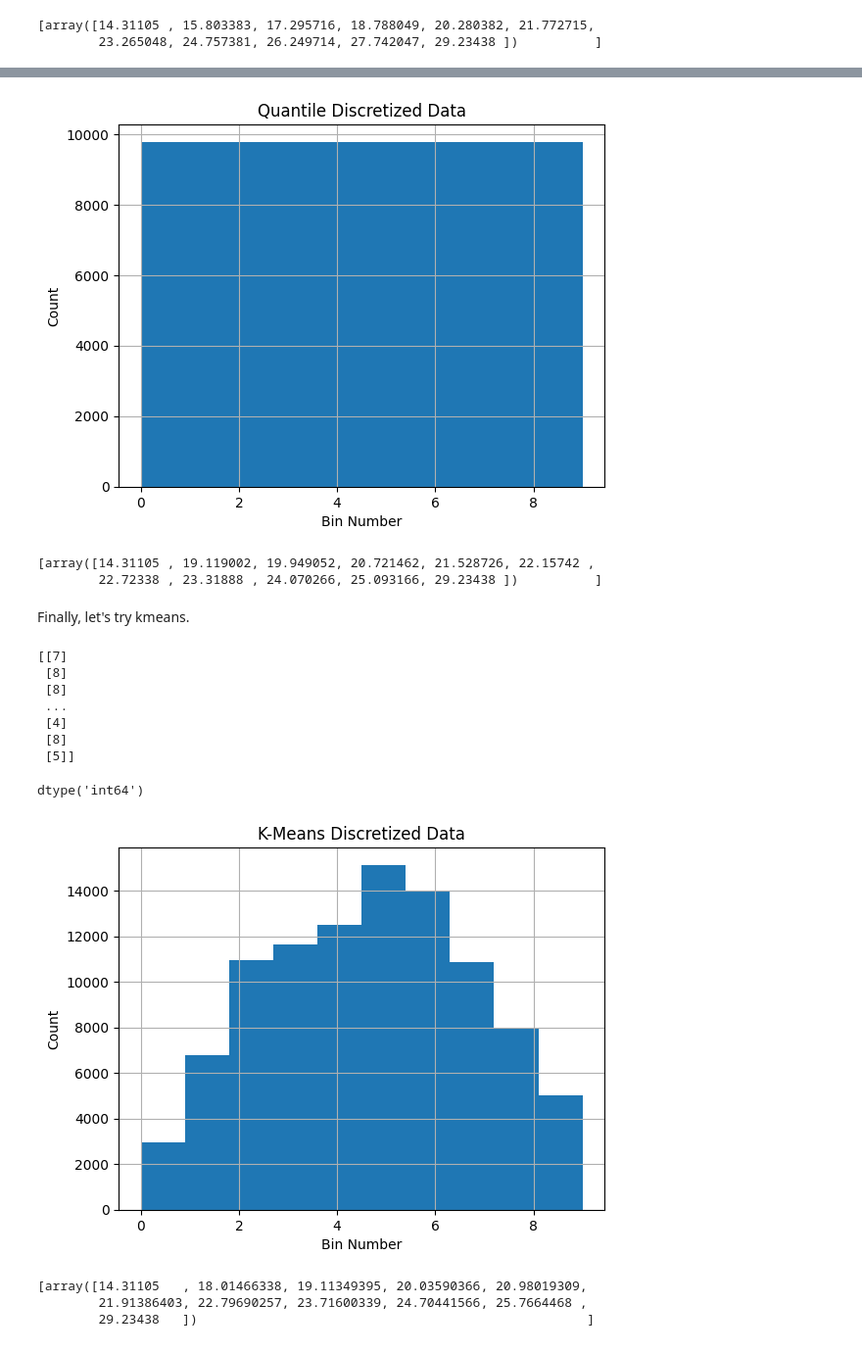
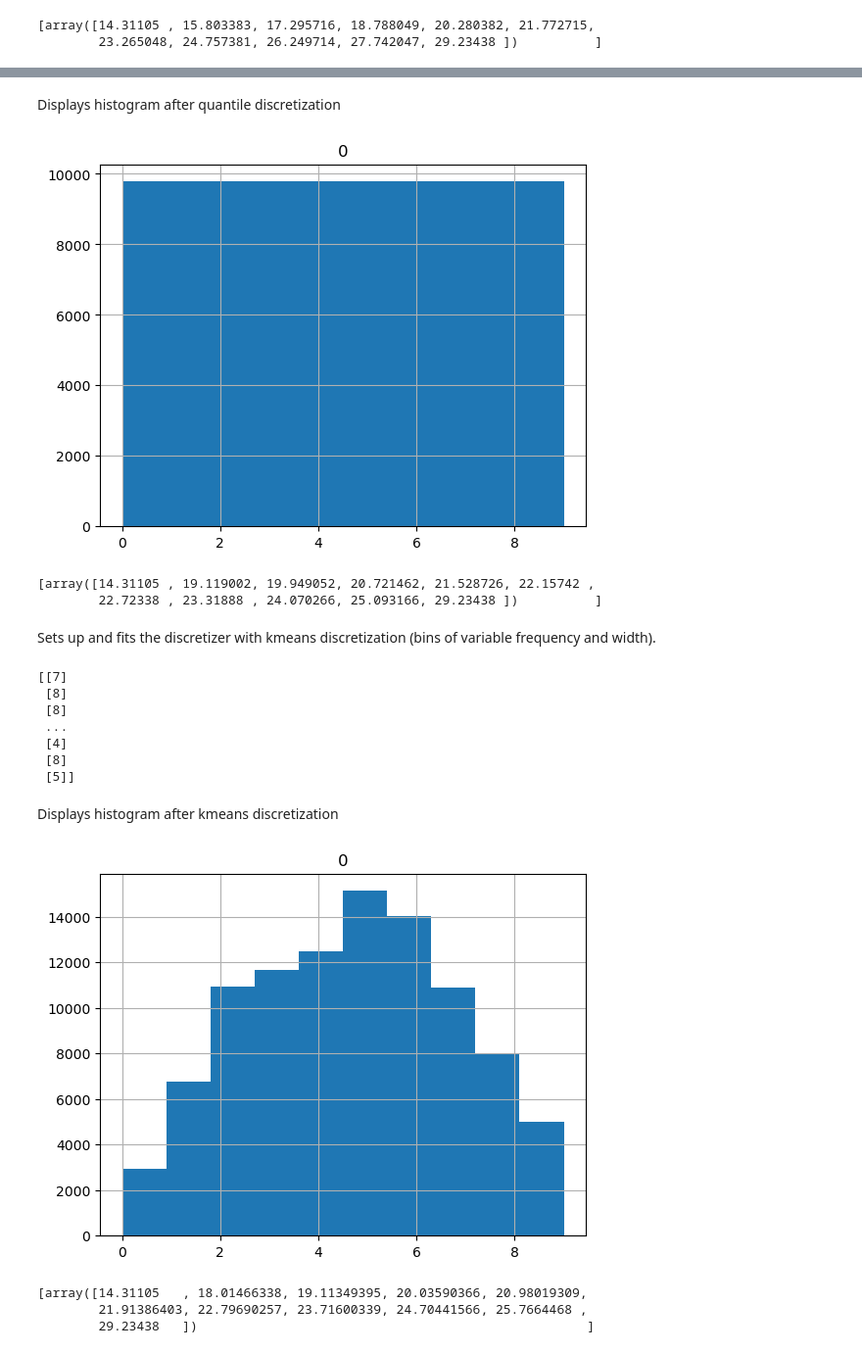
Before and after one commit to cookepoli/Bennett_CookePolitikos_CS368_StellarClassification, a Jupyter notebook: Scripts and notebooks/feature_discretization.ipynb, the cells around one changed output, grey strips where cells are left out. Shown at 98% size. Saved outputs shown, nothing was run; the diff lists cells and outputs as text; code cells hidden in the pictures.

```diff
--- a/Scripts and notebooks/feature_discretization.ipynb
+++ b/Scripts and notebooks/feature_discretization.ipynb
@@ -21,6 +26,5 @@ Retrieve Data
 # %%
 df = pd.read_csv('preprocessed_data.csv').iloc[:,1:10]
 class_var = df['class']
-df.drop('class', axis = 1, inplace=True)
 df.head()
 # %% [output]
@@ -72,2 +61,0 @@ u.nsmallest(1,'u')
-# %%
-u = u.drop(index=79543)
@@ -134,19 +103,18 @@ print(Xu)
+# %% [markdown]
+Displays histogram after quantile discretization
 # %%
 Xd = pd.DataFrame(Xu)
 Xd.hist(bins=10)
-plt.title('Quantile Discretized Data')
-plt.xlabel('Bin Number')
-plt.ylabel('Count')
 plt.show()
 # %% [output]
-[figure, old version]
+[figure, new version]
 # %%
 print(dc.bin_edges_)
 # %% [output]
 [array([14.31105 , 19.119002, 19.949052, 20.721462, 21.528726, 22.15742 ,
         22.72338 , 23.31888 , 24.070266, 25.093166, 29.23438 ])          ]
 # %% [markdown]
-Finally, let's try kmeans.
+Sets up and fits the discretizer with kmeans discretization (bins of variable frequency and width).
 # %%
 dc = KBinsDiscretizer(n_bins=10, encode='ordinal', strategy='kmeans');
 # %%
@@ -161,19 +129,14 @@ print(Xu)
  [4]
  [8]
  [5]]
-# %%
-Xu.astype(int).dtype
-# %% [output]
-dtype('int64')
+# %% [markdown]
+Displays histogram after kmeans discretization
 # %%
 Xd = pd.DataFrame(Xu)
 Xd.hist(bins=10)
-plt.title('K-Means Discretized Data')
-plt.xlabel('Bin Number')
-plt.ylabel('Count')
 plt.show()
 # %% [output]
-[figure, old version]
+[figure, new version]
 # %%
 print(dc.bin_edges_)
 # %% [output]
```
Also changed, not shown: parts of 82 cells of this notebook, 6 other files.
